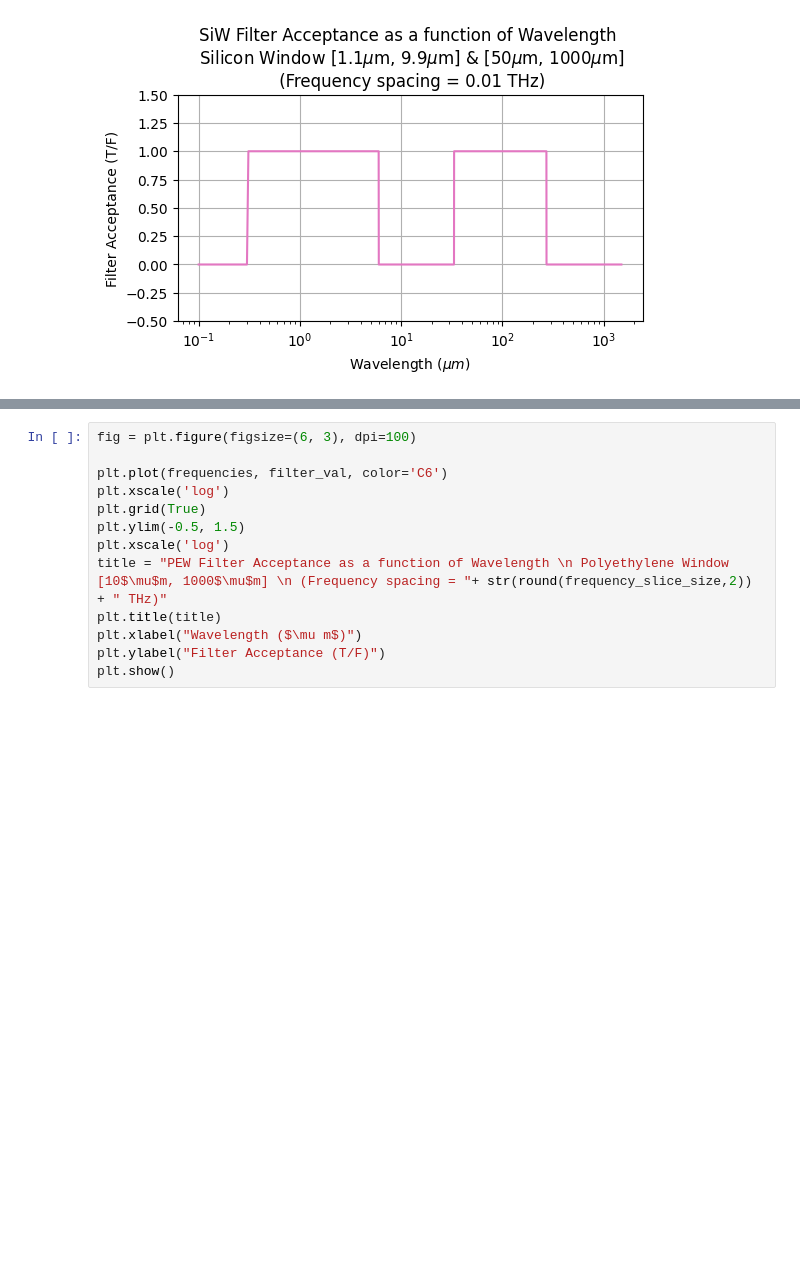
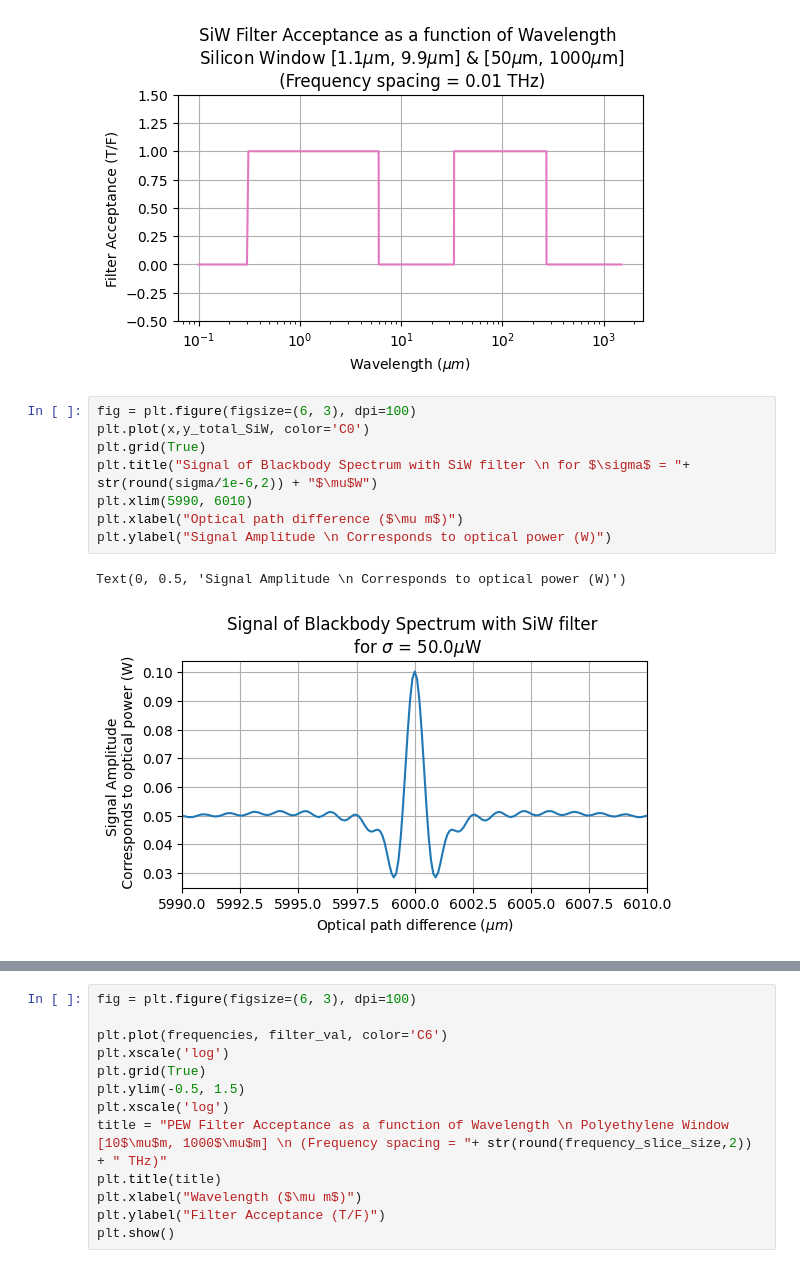
Before and after one commit to nkurinsky/THz-FTS, a Jupyter notebook: python/Notebooks/MaxNoiseBBSpectrum.ipynb, the cells around one changed output, grey strips where cells are left out. Saved outputs shown, nothing was run; the diff lists cells and outputs as text; blank space fills up the shorter version.

```diff
--- a/python/Notebooks/MaxNoiseBBSpectrum.ipynb
+++ b/python/Notebooks/MaxNoiseBBSpectrum.ipynb
@@ -181,6 +185,17 @@ plt.ylabel("Filter Acceptance (T/F)")
 plt.show()
 # %% [output]
 [figure]
+# %%
+fig = plt.figure(figsize=(6, 3), dpi=100)
+plt.plot(x,y_total_SiW, color='C0')
+plt.grid(True)
+plt.title("Signal of Blackbody Spectrum with SiW filter \n for $\sigma$ = "+ str(round(sigma/1e-6,2)) + "$\mu$W")
+plt.xlim(5990, 6010)
+plt.xlabel("Optical path difference ($\mu m$)")
+plt.ylabel("Signal Amplitude \n Corresponds to optical power (W)")
+# %% [output]
+Text(0, 0.5, 'Signal Amplitude \n Corresponds to optical power (W)')
+[figure, added]
 # %%
 x, y_filter, weights, filter_val = blackbody_input_function(lambda_or_nu, frequencies, frequency_slice_size, filter='PEW')
 
```
Also changed, not shown: parts of 6 cells of this notebook.
